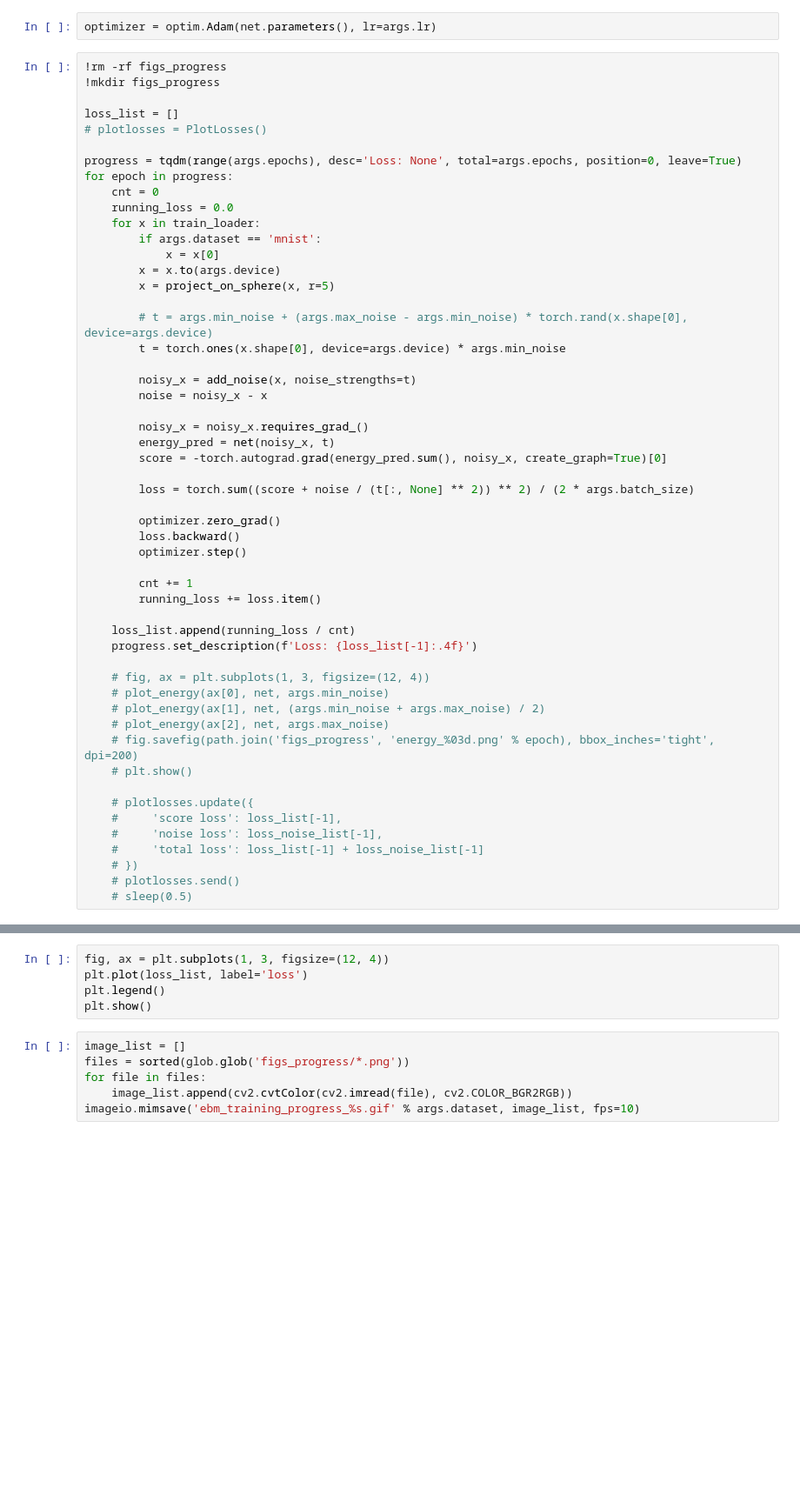
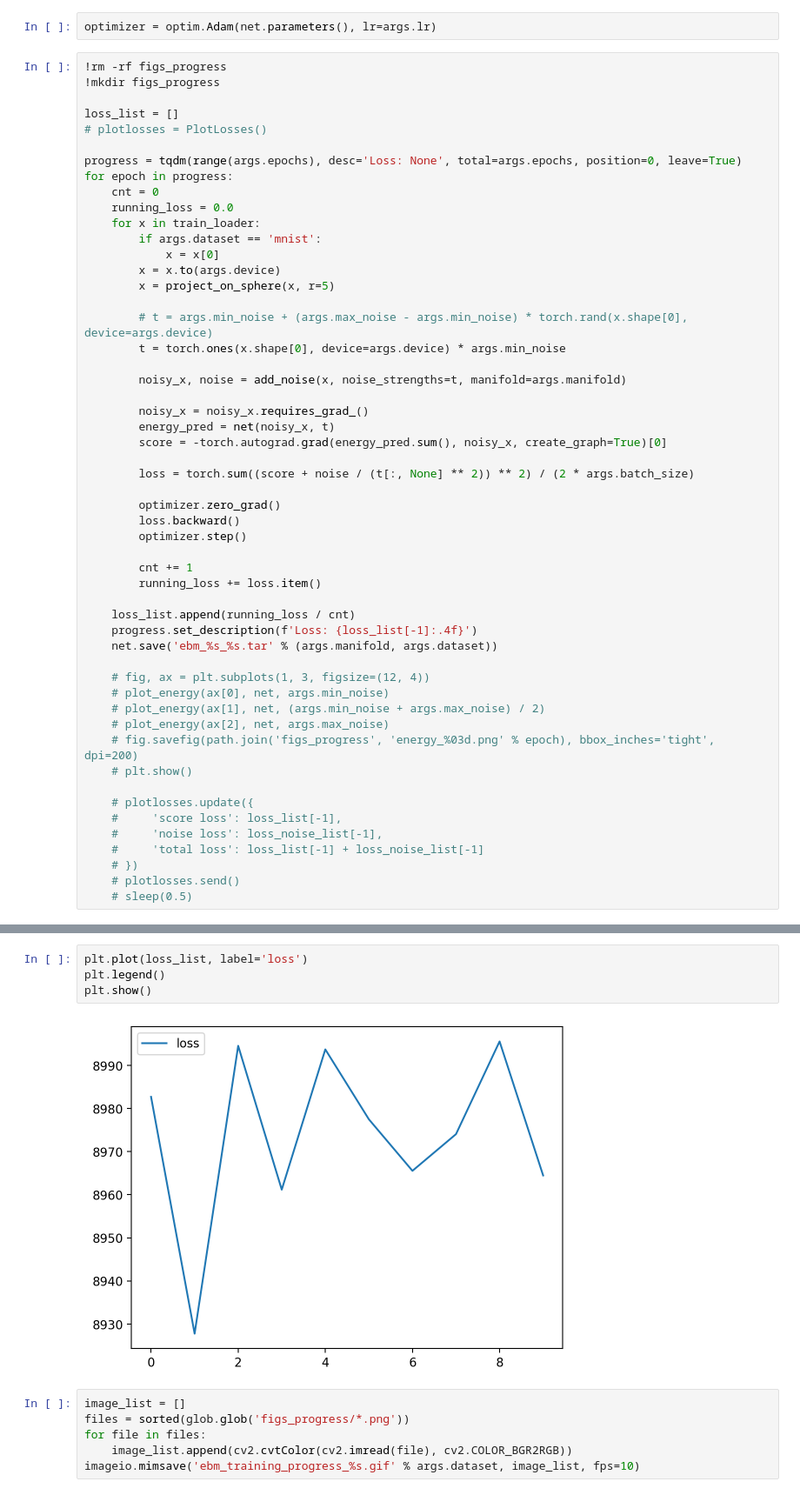
Before and after one commit to mshakerinava/geometric_ebm, a Jupyter notebook: ebm_dsm.ipynb, the cells around one changed output, grey strips where cells are left out. Shown at 87% size. Saved outputs shown, nothing was run; the diff lists cells and outputs as text; blank space fills up the shorter version.

```diff
--- a/ebm_dsm.ipynb
+++ b/ebm_dsm.ipynb
@@ -322,8 +344,7 @@ for epoch in progress:
         # t = args.min_noise + (args.max_noise - args.min_noise) * torch.rand(x.shape[0], device=args.device)
         t = torch.ones(x.shape[0], device=args.device) * args.min_noise
 
-        noisy_x = add_noise(x, noise_strengths=t)
-        noise = noisy_x - x
+        noisy_x, noise = add_noise(x, noise_strengths=t, manifold=args.manifold)
 
         noisy_x = noisy_x.requires_grad_()
         energy_pred = net(noisy_x, t)
@@ -340,6 +361,7 @@ for epoch in progress:
 
     loss_list.append(running_loss / cnt)
     progress.set_description(f'Loss: {loss_list[-1]:.4f}')
+    net.save('ebm_%s_%s.tar' % (args.manifold, args.dataset))
 
     # fig, ax = plt.subplots(1, 3, figsize=(12, 4))
     # plot_energy(ax[0], net, args.min_noise)
@@ -358,8 +391,9 @@ for epoch in progress:
 # %%
-fig, ax = plt.subplots(1, 3, figsize=(12, 4))
 plt.plot(loss_list, label='loss')
 plt.legend()
 plt.show()
+# %% [output]
+[figure, added]
 # %%
 image_list = []
 files = sorted(glob.glob('figs_progress/*.png'))
```
Also changed, not shown: parts of 13 cells of this notebook.
